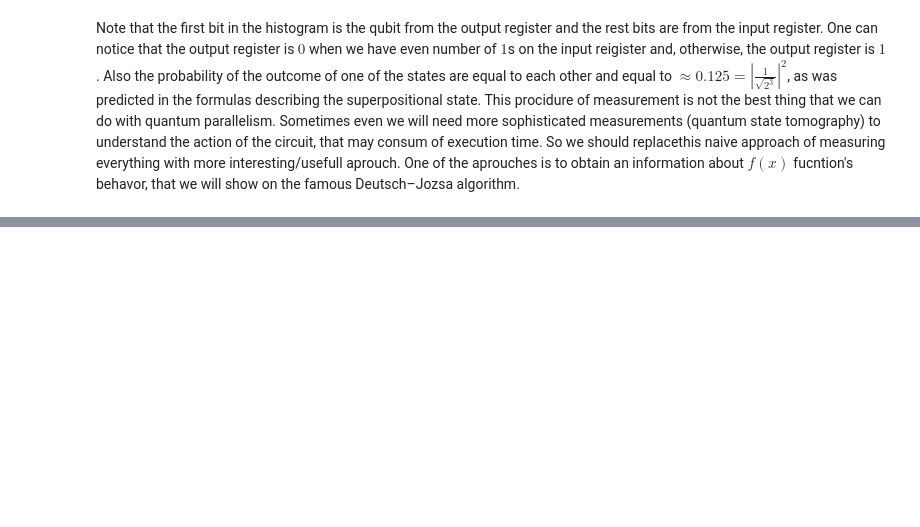
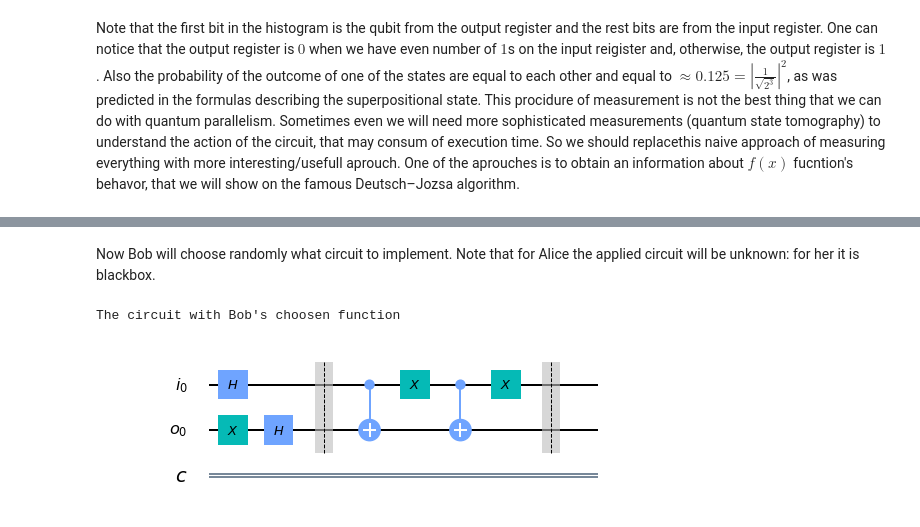
Before and after one commit to DavitKhach/quantum-algorithms-tutorials, a Jupyter notebook: quantum_parallelism_Deutsch_Jozsa.ipynb, the cells around one changed output, grey strips where cells are left out. Saved outputs shown, nothing was run; the diff lists cells and outputs as text; code cells hidden in the pictures; blank space fills up the shorter version.

```diff
--- a/quantum_parallelism_Deutsch_Jozsa.ipynb
+++ b/quantum_parallelism_Deutsch_Jozsa.ipynb
@@ -244,0 +298,17 @@ Now we are ready to code. In the code we will implement all 4 possible functions
+# %% [markdown]
+Now Bob will choose randomly what circuit to implement. Note that for Alice the applied circuit will be unknown: for her it is blackbox.
+# %%
+import random
+list_options_Bob = [circuit_Bob1, circuit_Bob2, circuit_Bob3, circuit_Bob4]
+circuit_Bob_choice = random.choice(list_options_Bob)
+
+# add the choosen circuit to the original circuit
+circuit_Deutsch += circuit_Bob_choice
+
+# draw the circuit
+print("The circuit with Bob's choosen function")
+%matplotlib inline
+circuit_Deutsch.draw(output="mpl")
+# %% [output]
+The circuit with Bob's choosen function
+[figure, added]
```
Also changed, not shown: parts of 12 cells of this notebook.
